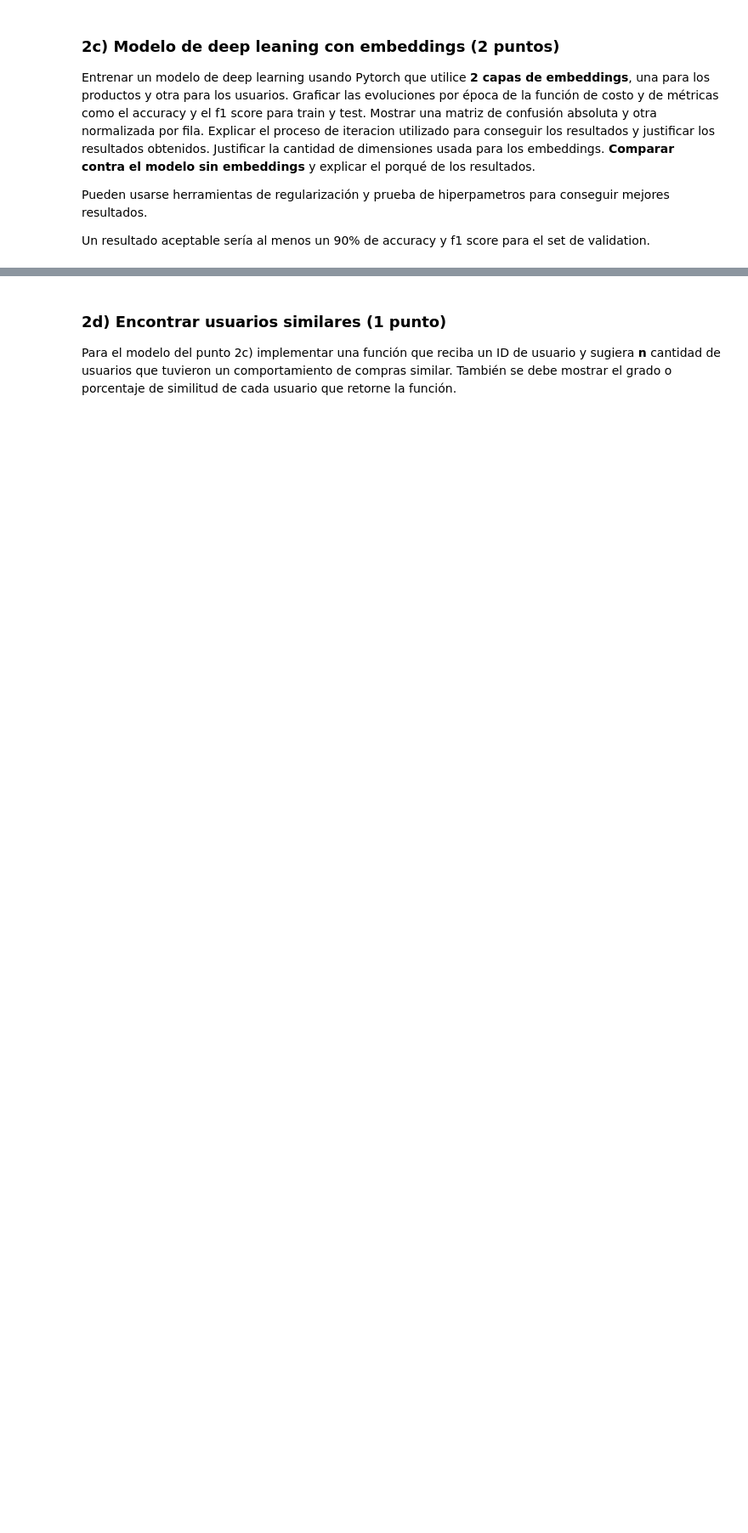
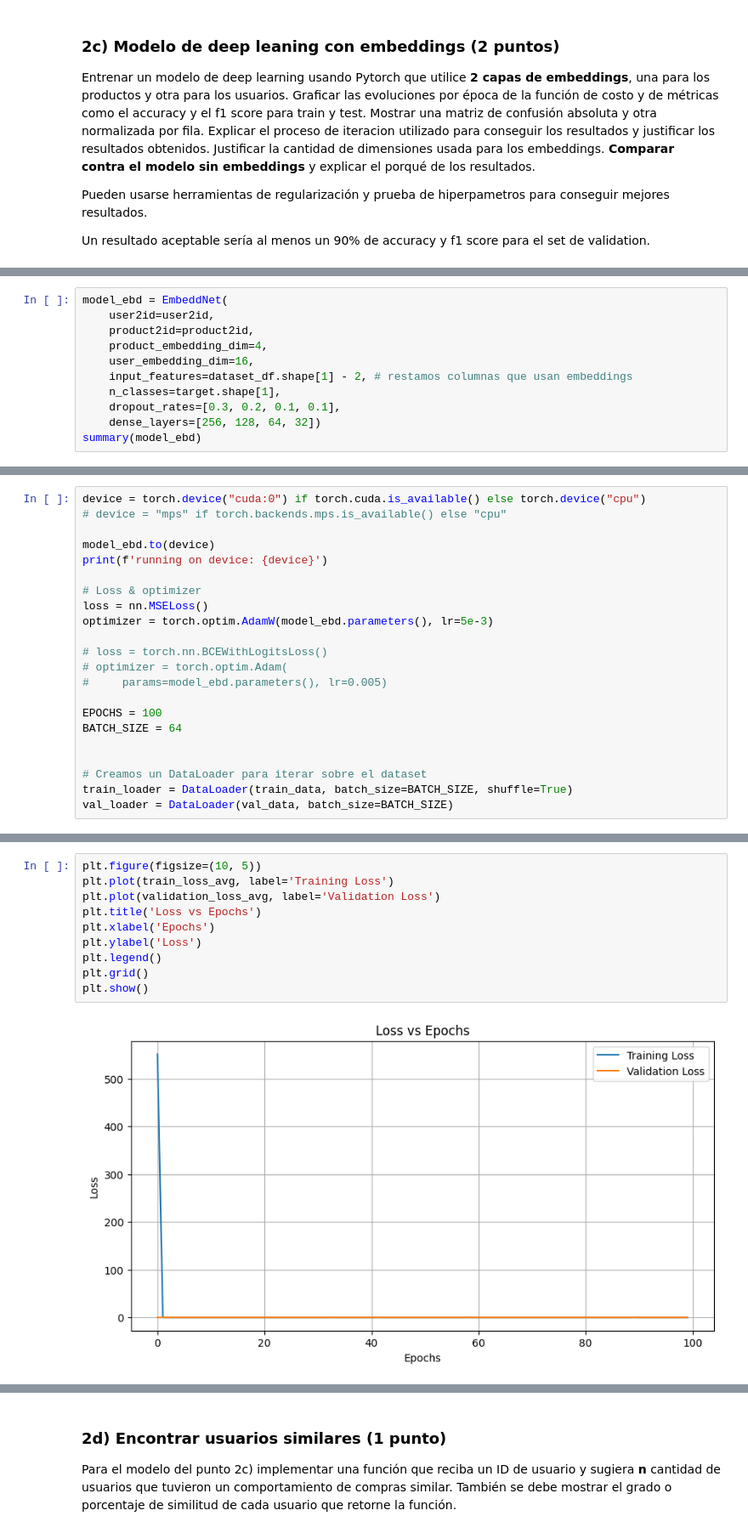
Before and after one commit to maximdorogov/aprendizaje-profundo, a Jupyter notebook: Deep_Learning_TP1_Cohorte_20_3B2025.ipynb, the cells around one changed output, grey strips where cells are left out. Shown at 85% size. Cells and saved outputs as stored; diff of their text form; blank space fills up the shorter version.

```diff
--- a/Deep_Learning_TP1_Cohorte_20_3B2025.ipynb
+++ b/Deep_Learning_TP1_Cohorte_20_3B2025.ipynb
@@ -924,0 +1236,11 @@ Un resultado aceptable sería al menos un 90% de accuracy y f1 score para el set
+# %%
+model_ebd = EmbeddNet(
+    user2id=user2id,
+    product2id=product2id,
+    product_embedding_dim=4,
+    user_embedding_dim=16,
+    input_features=dataset_df.shape[1] - 2, # restamos columnas que usan embeddings
+    n_classes=target.shape[1],
+    dropout_rates=[0.3, 0.2, 0.1, 0.1],
+    dense_layers=[256, 128, 64, 32])
+summary(model_ebd)
@@ -924,0 +1265,22 @@ Un resultado aceptable sería al menos un 90% de accuracy y f1 score para el set
+# %%
+device = torch.device("cuda:0") if torch.cuda.is_available() else torch.device("cpu")
+# device = "mps" if torch.backends.mps.is_available() else "cpu"
+
+model_ebd.to(device)
+print(f'running on device: {device}')
+
+# Loss & optimizer
+loss = nn.MSELoss()
+optimizer = torch.optim.AdamW(model_ebd.parameters(), lr=5e-3)
+
+# loss = torch.nn.BCEWithLogitsLoss()
+# optimizer = torch.optim.Adam(
+#     params=model_ebd.parameters(), lr=0.005)
+
+EPOCHS = 100
+BATCH_SIZE = 64
+
+
+# Creamos un DataLoader para iterar sobre el dataset
+train_loader = DataLoader(train_data, batch_size=BATCH_SIZE, shuffle=True)
+val_loader = DataLoader(val_data, batch_size=BATCH_SIZE)
@@ -924,0 +1375,12 @@ Un resultado aceptable sería al menos un 90% de accuracy y f1 score para el set
+# %%
+plt.figure(figsize=(10, 5))
+plt.plot(train_loss_avg, label='Training Loss')
+plt.plot(validation_loss_avg, label='Validation Loss')
+plt.title('Loss vs Epochs')
+plt.xlabel('Epochs')
+plt.ylabel('Loss')
+plt.legend()
+plt.grid()
+plt.show()
+# %% [output]
+[figure, added]
```
Also changed, not shown: parts of 22 cells of this notebook.
